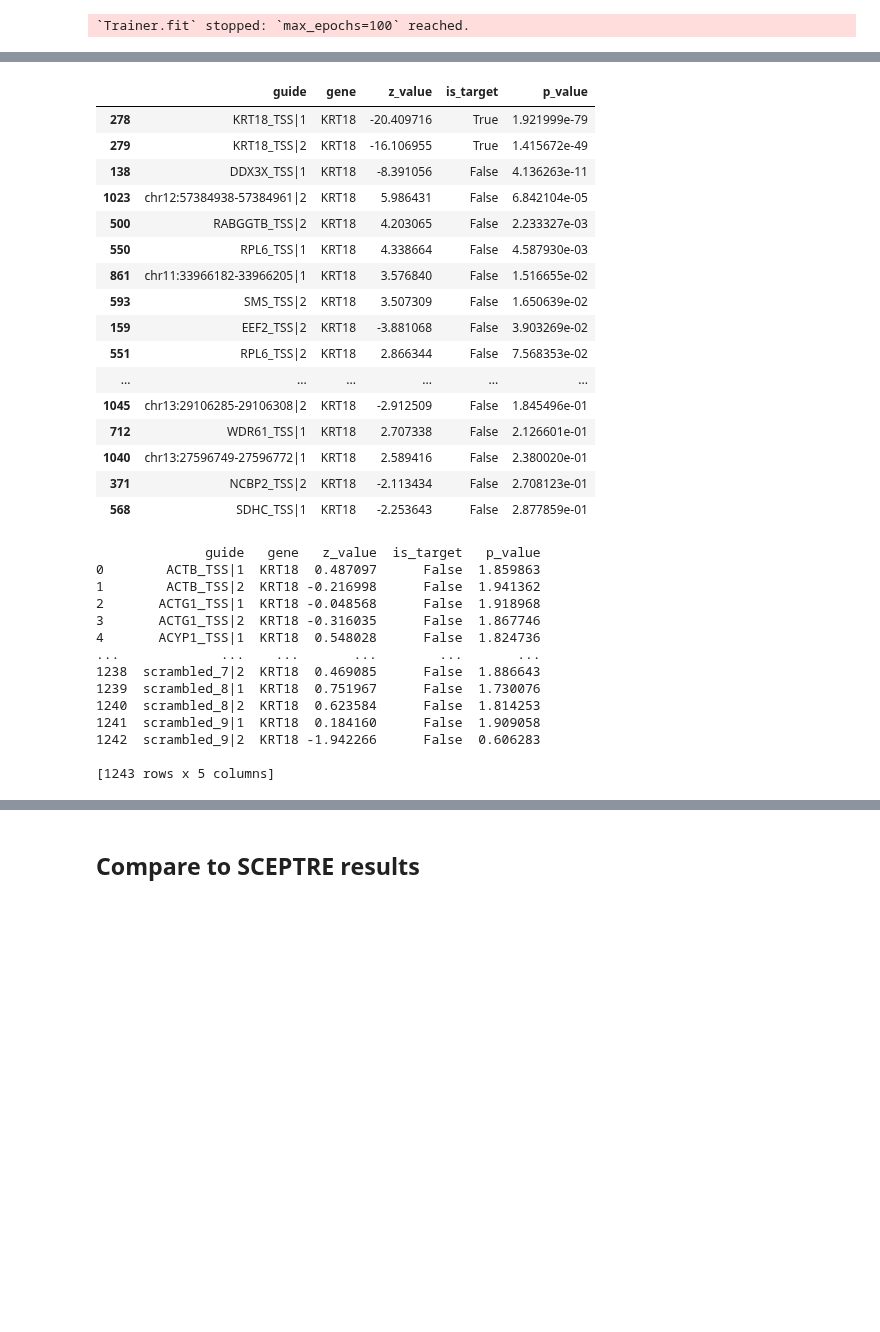
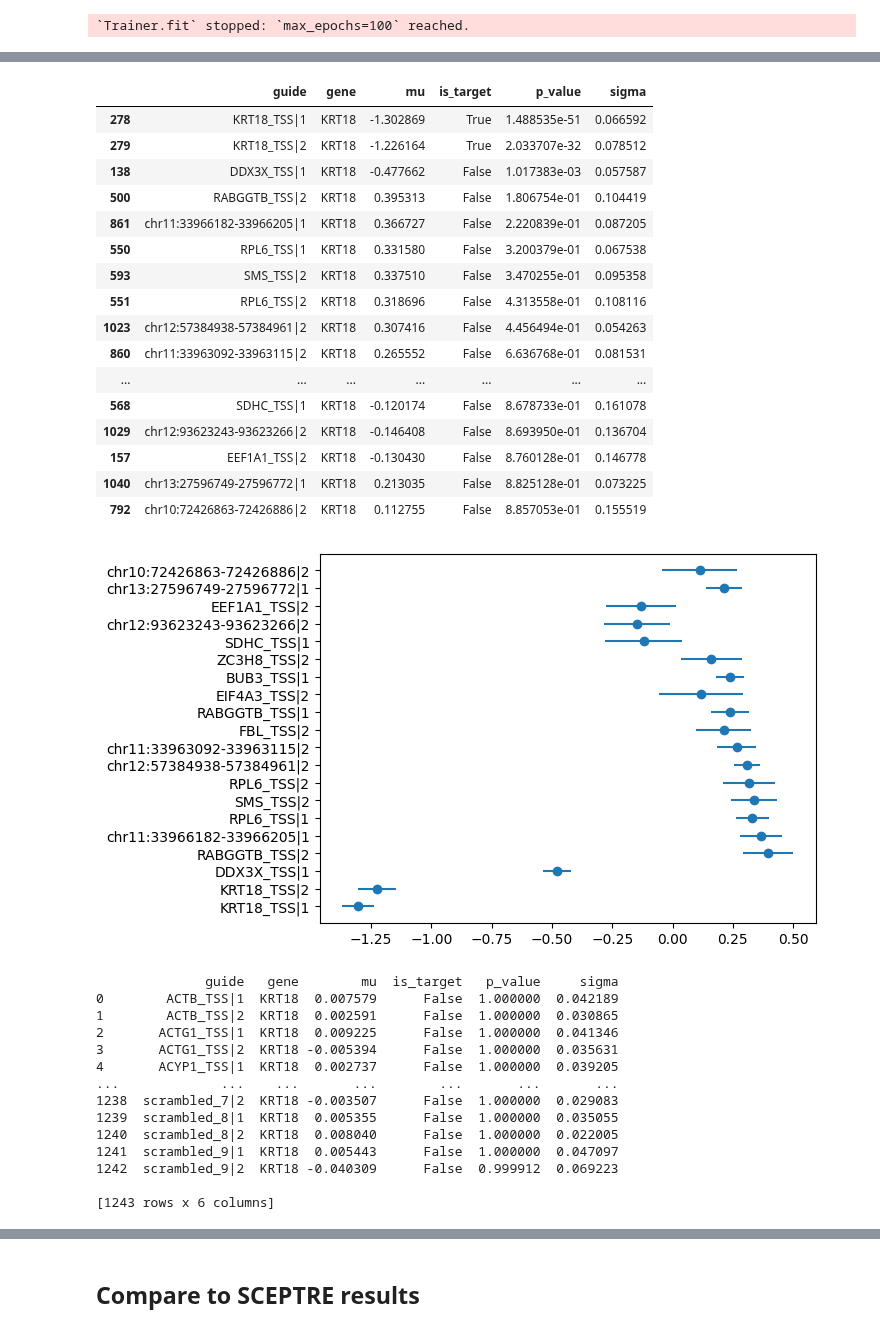
Before and after one commit to pinellolab/PerTurbo, a Jupyter notebook: reproducibility/gasperini_pilot.ipynb, the cells around one changed output, grey strips where cells are left out. Cells and saved outputs as stored; diff of their text form; code cells hidden in the pictures; blank space fills up the shorter version.

```diff
--- a/reproducibility/gasperini_pilot.ipynb
+++ b/reproducibility/gasperini_pilot.ipynb
@@ -293,11 +298,11 @@ tensor([[0.1442],
 %load_ext autoreload
 %autoreload 2
 
-lfc_threshold = 0.1 # ~ at least 10% upreg
+lfc_threshold = 0.3 # ~ at least x% upreg
 # lfc_threshold = 0 # nonzero knockdown
 # gene_index=45
 
-scale_factor = 0.01
+# scale_factor = 0.01
 perturb_mean_lfc_mu = pyro.get_param_store()['perturb_mean_lfc.mu'].detach().cpu().numpy()
 perturb_disp_lfc_mu = pyro.get_param_store()['perturb_disp_lfc.mu'].detach().cpu().numpy()
 lfc_cov_tril = pyro.get_param_store()['perturb_lfc.scale_tril']
@@ -307,9 +312,9 @@ perturb_disp_lfc_sigma = lfc_cov[...,1,1].sqrt().detach().cpu().numpy()
 assert perturb_mean_lfc_mu.shape == perturb_mean_lfc_sigma.shape
 perturb_z_scores = perturb_mean_lfc_mu/perturb_mean_lfc_sigma
 perturb_p_vals =  np.minimum(
+    norm.sf(-lfc_threshold, loc=perturb_mean_lfc_mu, scale=perturb_mean_lfc_sigma),
     norm.cdf(lfc_threshold, loc=perturb_mean_lfc_mu, scale=perturb_mean_lfc_sigma),
-    norm.sf(-lfc_threshold, loc=perturb_mean_lfc_mu, scale=perturb_mean_lfc_sigma),
-) * 2
+)
 
 def make_long_df(mat, value_name):
     return (
@@ -319,60 +324,63 @@ def make_long_df(mat, value_name):
         .assign(is_target=lambda x: x['guide'].str.split('_', expand=True)[0]==x['gene'])
     )
 mu_df = make_long_df(perturb_mean_lfc_mu, "mu")
-z_df = make_long_df(perturb_z_scores, "z_value")
+sigma_df = make_long_df(perturb_mean_lfc_sigma, "sigma")
+# z_df = make_long_df(perturb_z_scores, "z_value")
 p_df = make_long_df(perturb_p_vals, "p_value")
 # %%
 
-scpower_df = pd.merge(z_df, p_df)
+scpower_df = pd.merge(mu_df, p_df).merge(sigma_df)
 if not smoke_test:
     scpower_df.to_csv("~/Downloads/all_results.csv")
 # significant_results = scpower_df.query("p_value < 1e-8")
 # significant_results['element'] = significant_results['guide'].str.split("|", expand=True)[0]
 # significant_results
-scpower_df.sort_values("p_value").head(20)
-
+top_hits_df =  scpower_df.sort_values("p_value").head(20)
+plt.errorbar(x=top_hits_df['mu'],xerr=top_hits_df['sigma'], y=top_hits_df['guide'], fmt='o')
+top_hits_df
 # guide_gene_pairs = significant_results.groupby(['element','gene'])['guide'].count()
 # guide_gene_pairs=guide_gene_pairs[guide_gene_pairs==2]
 # guide_gene_pairs.to_excel("~/Downloads/guide_pairs.xlsx")
 # # guide_gene_pairs.index
 # scpower_df.query("p_value < 1e-3").to_excel("~/Downloads/significant_results.xlsx")
 # significant_results['guide'].str.split("_", expand=True)[0]
 # significant_results.head(1000).to_excel("~/Downloads/significant_results.xlsx")
 # %% [output]
-|  | guide | gene | z_value | is_target | p_value |
-| 278 | KRT18_TSS|1 | KRT18 | -20.409716 | True | 1.921999e-79 |
-| 279 | KRT18_TSS|2 | KRT18 | -16.106955 | True | 1.415672e-49 |
-| 138 | DDX3X_TSS|1 | KRT18 | -8.391056 | False | 4.136263e-11 |
-| 1023 | chr12:57384938-57384961|2 | KRT18 | 5.986431 | False | 6.842104e-05 |
-| 500 | RABGGTB_TSS|2 | KRT18 | 4.203065 | False | 2.233327e-03 |
-| 550 | RPL6_TSS|1 | KRT18 | 4.338664 | False | 4.587930e-03 |
-| 861 | chr11:33966182-33966205|1 | KRT18 | 3.576840 | False | 1.516655e-02 |
-| 593 | SMS_TSS|2 | KRT18 | 3.507309 | False | 1.650639e-02 |
-| 159 | EEF2_TSS|2 | KRT18 | -3.881068 | False | 3.903269e-02 |
-| 551 | RPL6_TSS|2 | KRT18 | 2.866344 | False | 7.568353e-02 |
-| ... | ... | ... | ... | ... | ... |
-| 1045 | chr13:29106285-29106308|2 | KRT18 | -2.912509 | False | 1.845496e-01 |
-| 712 | WDR61_TSS|1 | KRT18 | 2.707338 | False | 2.126601e-01 |
-| 1040 | chr13:27596749-27596772|1 | KRT18 | 2.589416 | False | 2.380020e-01 |
-| 371 | NCBP2_TSS|2 | KRT18 | -2.113434 | False | 2.708123e-01 |
-| 568 | SDHC_TSS|1 | KRT18 | -2.253643 | False | 2.877859e-01 |
+|  | guide | gene | mu | is_target | p_value | sigma |
+| 278 | KRT18_TSS|1 | KRT18 | -1.302869 | True | 1.488535e-51 | 0.066592 |
+| 279 | KRT18_TSS|2 | KRT18 | -1.226164 | True | 2.033707e-32 | 0.078512 |
+| 138 | DDX3X_TSS|1 | KRT18 | -0.477662 | False | 1.017383e-03 | 0.057587 |
+| 500 | RABGGTB_TSS|2 | KRT18 | 0.395313 | False | 1.806754e-01 | 0.104419 |
+| 861 | chr11:33966182-33966205|1 | KRT18 | 0.366727 | False | 2.220839e-01 | 0.087205 |
+| 550 | RPL6_TSS|1 | KRT18 | 0.331580 | False | 3.200379e-01 | 0.067538 |
+| 593 | SMS_TSS|2 | KRT18 | 0.337510 | False | 3.470255e-01 | 0.095358 |
+| 551 | RPL6_TSS|2 | KRT18 | 0.318696 | False | 4.313558e-01 | 0.108116 |
+| 1023 | chr12:57384938-57384961|2 | KRT18 | 0.307416 | False | 4.456494e-01 | 0.054263 |
+| 860 | chr11:33963092-33963115|2 | KRT18 | 0.265552 | False | 6.636768e-01 | 0.081531 |
+| ... | ... | ... | ... | ... | ... | ... |
+| 568 | SDHC_TSS|1 | KRT18 | -0.120174 | False | 8.678733e-01 | 0.161078 |
+| 1029 | chr12:93623243-93623266|2 | KRT18 | -0.146408 | False | 8.693950e-01 | 0.136704 |
+| 157 | EEF1A1_TSS|2 | KRT18 | -0.130430 | False | 8.760128e-01 | 0.146778 |
+| 1040 | chr13:27596749-27596772|1 | KRT18 | 0.213035 | False | 8.825128e-01 | 0.073225 |
+| 792 | chr10:72426863-72426886|2 | KRT18 | 0.112755 | False | 8.857053e-01 | 0.155519 |
+[figure, added]
 # %%
 print(scpower_df)
 # %% [output]
-              guide   gene   z_value  is_target   p_value
-0        ACTB_TSS|1  KRT18  0.487097      False  1.859863
-1        ACTB_TSS|2  KRT18 -0.216998      False  1.941362
-2       ACTG1_TSS|1  KRT18 -0.048568      False  1.918968
-3       ACTG1_TSS|2  KRT18 -0.316035      False  1.867746
-4       ACYP1_TSS|1  KRT18  0.548028      False  1.824736
-...             ...    ...       ...        ...       ...
-1238  scrambled_7|2  KRT18  0.469085      False  1.886643
-1239  scrambled_8|1  KRT18  0.751967      False  1.730076
-1240  scrambled_8|2  KRT18  0.623584      False  1.814253
-1241  scrambled_9|1  KRT18  0.184160      False  1.909058
-1242  scrambled_9|2  KRT18 -1.942266      False  0.606283
+              guide   gene        mu  is_target   p_value     sigma
+0        ACTB_TSS|1  KRT18  0.007579      False  1.000000  0.042189
+1        ACTB_TSS|2  KRT18  0.002591      False  1.000000  0.030865
+2       ACTG1_TSS|1  KRT18  0.009225      False  1.000000  0.041346
+3       ACTG1_TSS|2  KRT18 -0.005394      False  1.000000  0.035631
+4       ACYP1_TSS|1  KRT18  0.002737      False  1.000000  0.039205
+...             ...    ...       ...        ...       ...       ...
+1238  scrambled_7|2  KRT18 -0.003507      False  1.000000  0.029083
+1239  scrambled_8|1  KRT18  0.005355      False  1.000000  0.035055
+1240  scrambled_8|2  KRT18  0.008040      False  1.000000  0.022005
+1241  scrambled_9|1  KRT18  0.005443      False  1.000000  0.047097
+1242  scrambled_9|2  KRT18 -0.040309      False  0.999912  0.069223
 
-[1243 rows x 5 columns]
+[1243 rows x 6 columns]
 # %%
 sns.scatterplot(
     scpower_df,
```
Also changed, not shown: parts of 7 cells of this notebook, 3 other files.
